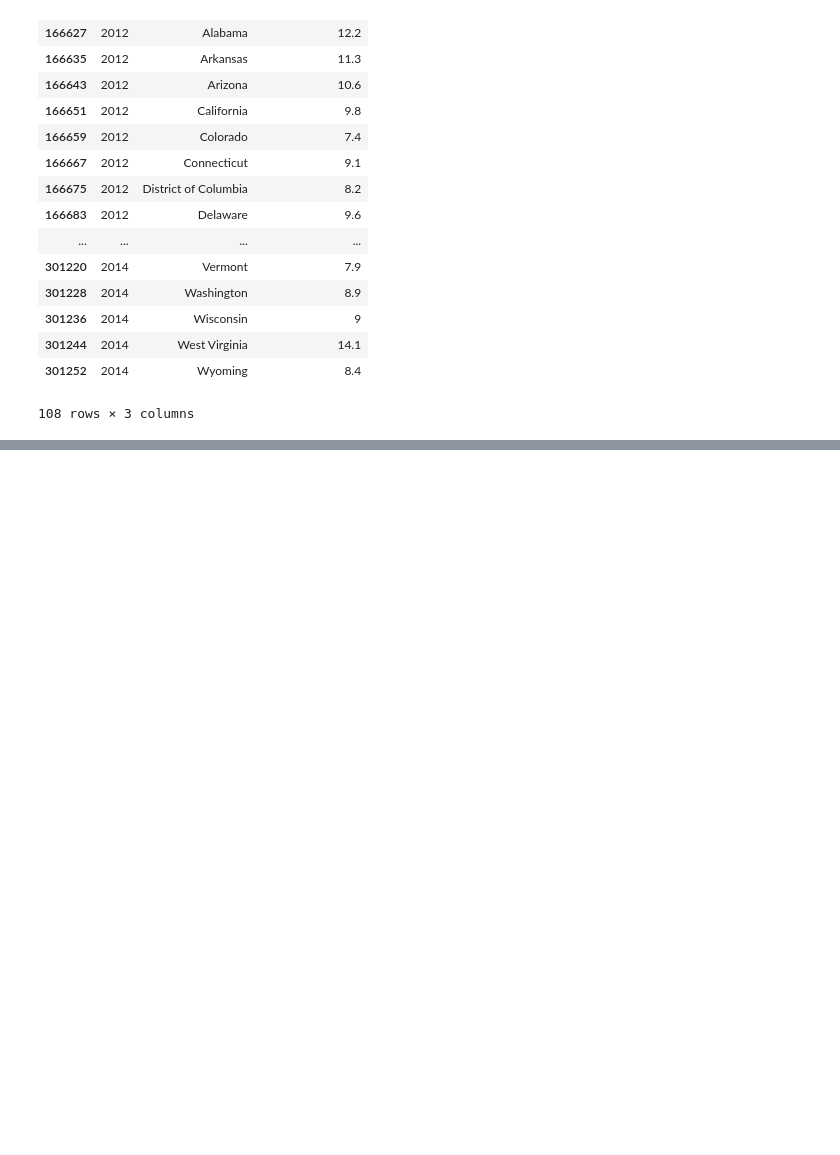
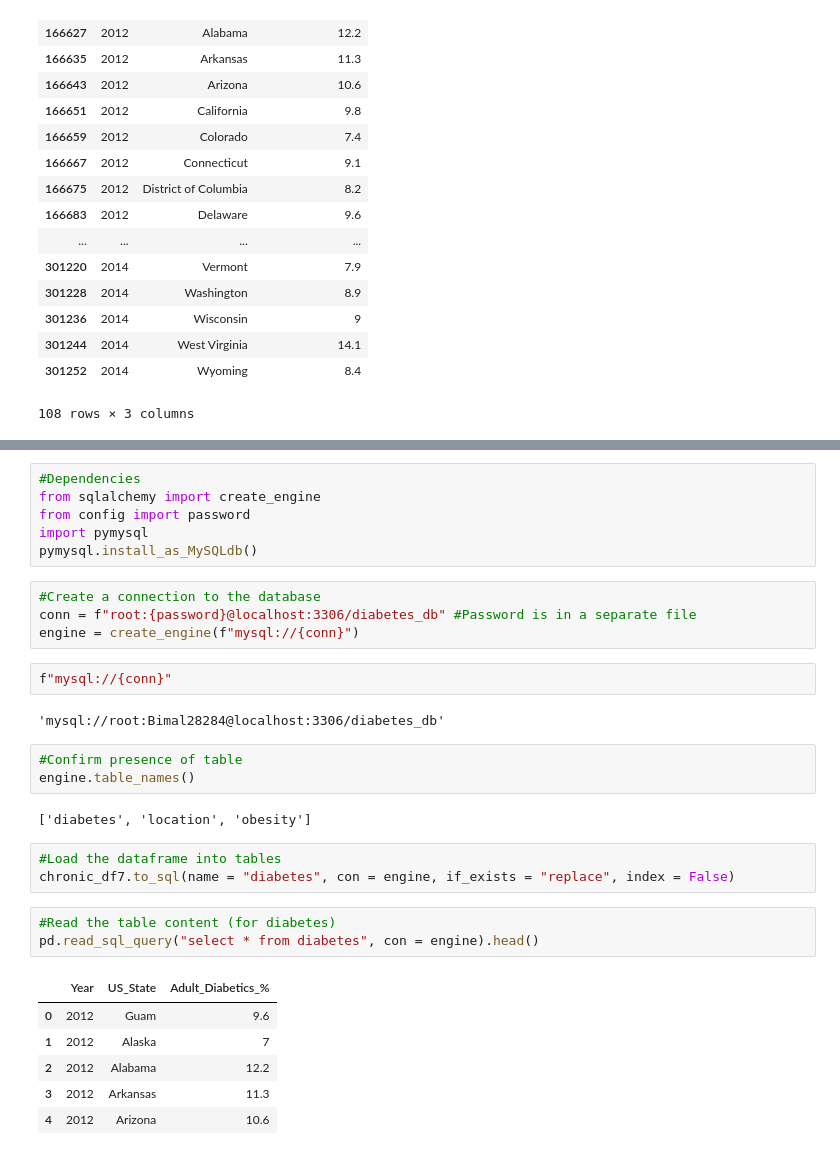
Before and after one commit to rochiecuevas/diabetes, a Jupyter notebook: Clean_Chronic_Disease_indicators.ipynb, the cells around one changed output, grey strips where cells are left out. Cells and saved outputs as stored; diff of their text form; blank space fills up the shorter version.

Commit message:
Loaded data into database

```diff
--- a/Clean_Chronic_Disease_indicators.ipynb
+++ b/Clean_Chronic_Disease_indicators.ipynb
@@ -129,0 +132,32 @@ chronic_df7
+# %%
+#Dependencies
+from sqlalchemy import create_engine
+from config import password
+import pymysql
+pymysql.install_as_MySQLdb()
+# %%
+#Create a connection to the database
+conn = f"root:{password}@localhost:3306/diabetes_db" #Password is in a separate file
+engine = create_engine(f"mysql://{conn}")
+# %%
+f"mysql://{conn}"
+# %% [output]
+'mysql://root:Bimal28284@localhost:3306/diabetes_db'
+# %%
+#Confirm presence of table
+engine.table_names()
+# %% [output]
+['diabetes', 'location', 'obesity']
+# %%
+#Load the dataframe into tables
+chronic_df7.to_sql(name = "diabetes", con = engine, if_exists = "replace", index = False)
+# %%
+#Read the table content (for diabetes)
+pd.read_sql_query("select * from diabetes", con = engine).head()
+# %% [output]
+|  | Year | US_State | Adult_Diabetics_% |
+| 0 | 2012 | Guam | 9.6 |
+| 1 | 2012 | Alaska | 7 |
+| 2 | 2012 | Alabama | 12.2 |
+| 3 | 2012 | Arkansas | 11.3 |
+| 4 | 2012 | Arizona | 10.6 |
```
Also changed, not shown: parts of 2 cells of this notebook.
